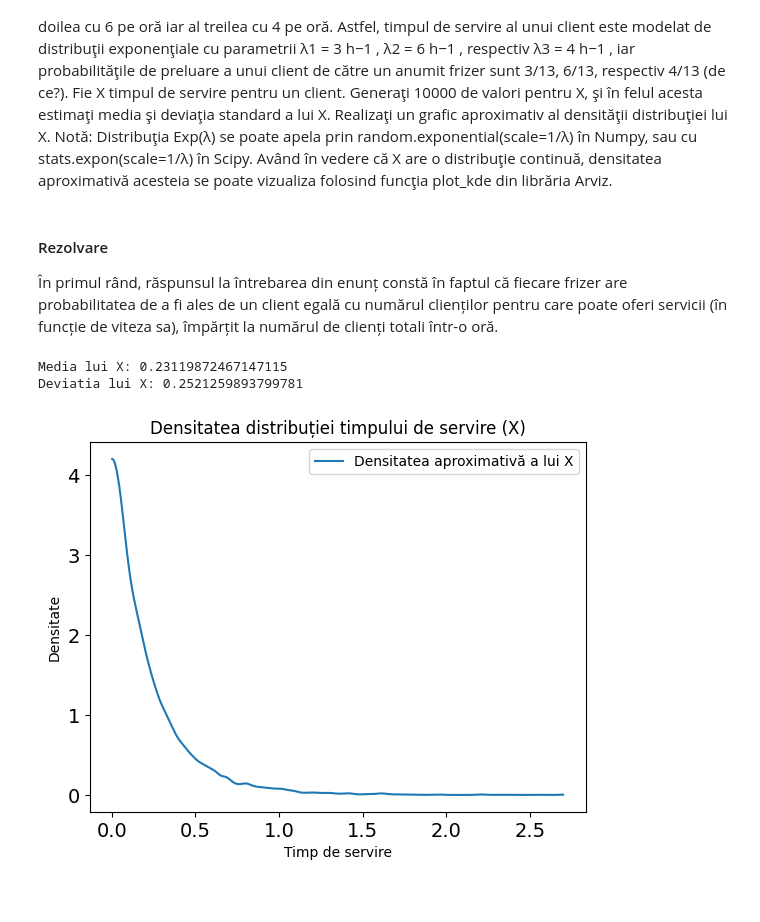
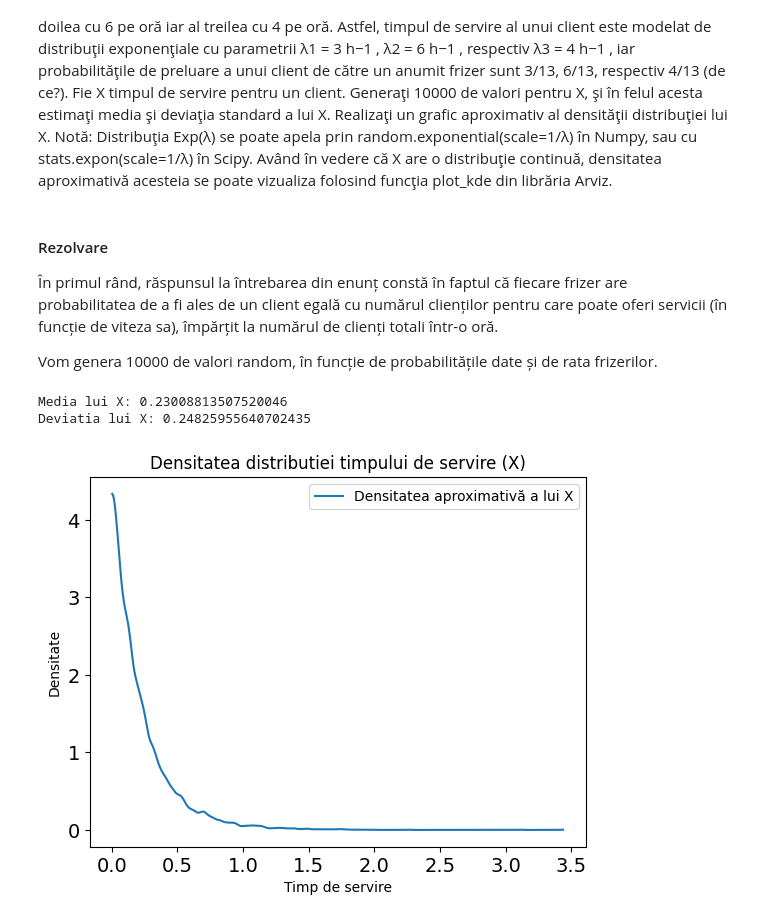
Before and after one commit to teodorachiriac73/PMP-2024, a Jupyter notebook: Lab02/Tema2.ipynb, the cells around one changed output. Drawn from its saved outputs; the diff is of its cells as text; code cells hidden in the pictures.

```diff
--- a/Lab02/Tema2.ipynb
+++ b/Lab02/Tema2.ipynb
@@ -242,34 +244,36 @@ funcţia plot_kde din librăria Arviz.
 #### Rezolvare
 
 În primul rând, răspunsul la întrebarea din enunț constă în faptul că fiecare frizer are probabilitatea de a fi ales de un client egală cu numărul clienților pentru care poate oferi servicii (în funcție de viteza sa), împărțit la numărul de clienți totali într-o oră.
+
+Vom genera 10000 de valori random, în funcție de probabilitățile date și de rata frizerilor.
 # %%
 import numpy as np
 import matplotlib.pyplot as plt
 import arviz as az
 
 lambdas = [3, 6, 4]
 probabilitati = [3/13, 6/13, 4/13]
 num_samples = 10000
 samples = []
 
 for _ in range(num_samples):
     frizer = np.random.choice([0, 1, 2], p=probabilitati)
     sample = np.random.exponential(scale=1/lambdas[frizer])
     samples.append(sample)
 
 samples=np.array(samples)
-medie = np.mean(samples)
+medie= np.mean(samples)
 dev = np.std(samples)
 
 print(f"Media lui X: {medie}")
 print(f"Deviatia lui X: {dev}")
 az.plot_kde(samples, label='Densitatea aproximativă a lui X')
-plt.title("Densitatea distribuției timpului de servire (X)")
+plt.title("Densitatea distributiei timpului de servire (X)")
 plt.xlabel("Timp de servire")
 plt.ylabel("Densitate")
 plt.legend()
 plt.show()
 # %% [output]
-Media lui X: 0.23119872467147115
-Deviatia lui X: 0.2521259893799781
+Media lui X: 0.23008813507520046
+Deviatia lui X: 0.24825955640702435
-[figure, old version]
+[figure, new version]
```
Also changed, not shown: parts of 2 cells of this notebook.
